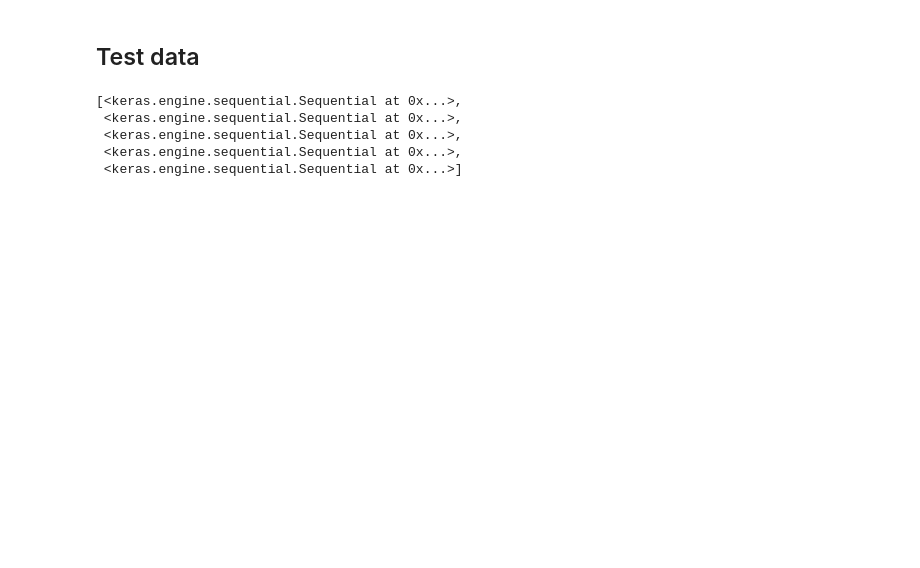
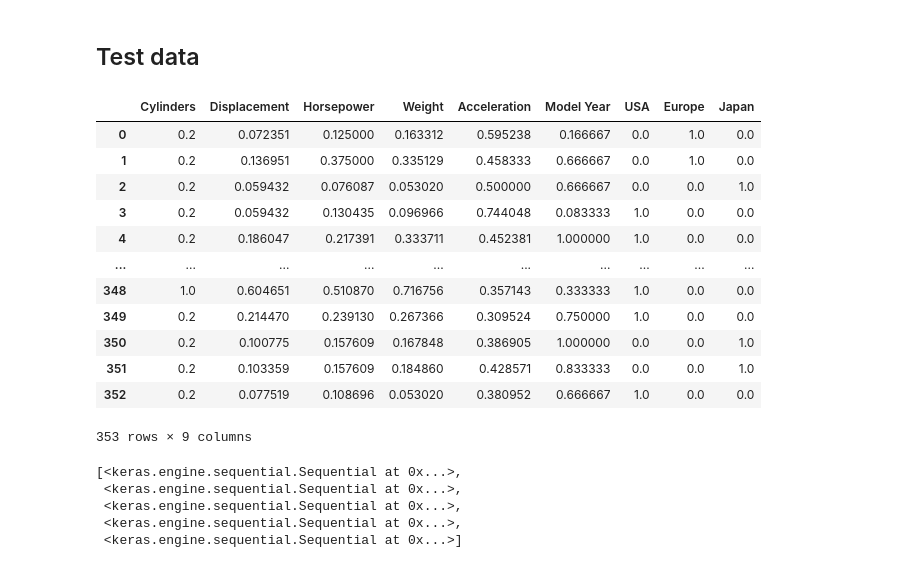
Before and after one commit to IvonLuiz/auto-mpg-prediction, a Jupyter notebook: predicting_fuel_consumption.ipynb, the cells around one changed output. Saved outputs shown, nothing was run; the diff lists cells and outputs as text; code cells hidden in the pictures; blank space fills up the shorter version.

```diff
--- a/predicting_fuel_consumption.ipynb
+++ b/predicting_fuel_consumption.ipynb
@@ -359,5 +333,21 @@ Training fold number 4.
 # %% [markdown]
 ## Test data
+# %%
+X
+# %% [output]
+|  | Cylinders | Displacement | Horsepower | Weight | Acceleration | Model Year | USA | Europe | Japan |
+| 0 | 0.2 | 0.072351 | 0.125000 | 0.163312 | 0.595238 | 0.166667 | 0.0 | 1.0 | 0.0 |
+| 1 | 0.2 | 0.136951 | 0.375000 | 0.335129 | 0.458333 | 0.666667 | 0.0 | 1.0 | 0.0 |
+| 2 | 0.2 | 0.059432 | 0.076087 | 0.053020 | 0.500000 | 0.666667 | 0.0 | 0.0 | 1.0 |
+| 3 | 0.2 | 0.059432 | 0.130435 | 0.096966 | 0.744048 | 0.083333 | 1.0 | 0.0 | 0.0 |
+| 4 | 0.2 | 0.186047 | 0.217391 | 0.333711 | 0.452381 | 1.000000 | 1.0 | 0.0 | 0.0 |
+| ... | ... | ... | ... | ... | ... | ... | ... | ... | ... |
+| 348 | 1.0 | 0.604651 | 0.510870 | 0.716756 | 0.357143 | 0.333333 | 1.0 | 0.0 | 0.0 |
+| 349 | 0.2 | 0.214470 | 0.239130 | 0.267366 | 0.309524 | 0.750000 | 1.0 | 0.0 | 0.0 |
+| 350 | 0.2 | 0.100775 | 0.157609 | 0.167848 | 0.386905 | 1.000000 | 0.0 | 0.0 | 1.0 |
+| 351 | 0.2 | 0.103359 | 0.157609 | 0.184860 | 0.428571 | 0.833333 | 0.0 | 0.0 | 1.0 |
+| 352 | 0.2 | 0.077519 | 0.108696 | 0.053020 | 0.380952 | 0.666667 | 1.0 | 0.0 | 0.0 |
+353 rows × 9 columns
 # %%
 models
 # %% [output]
```
Also changed, not shown: parts of 24 cells of this notebook.
